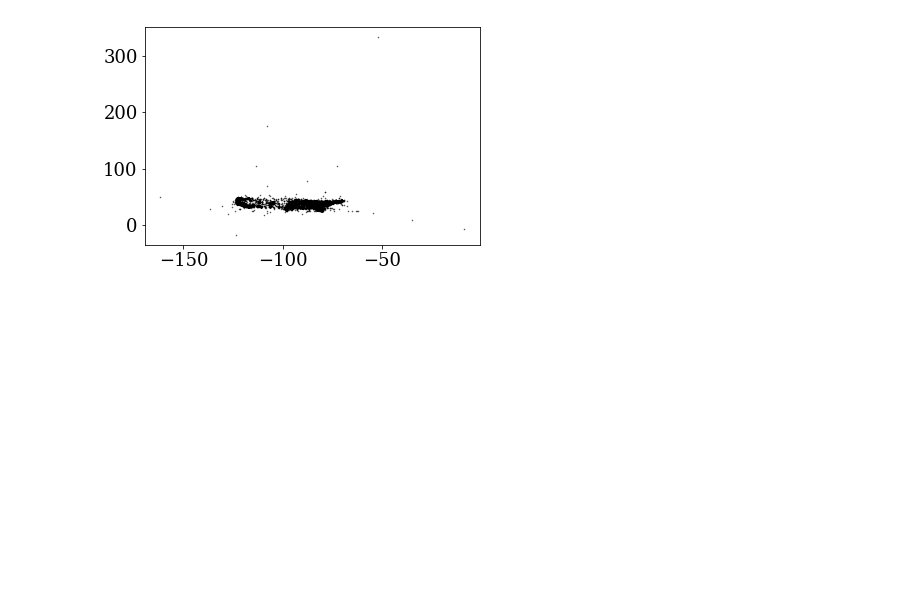
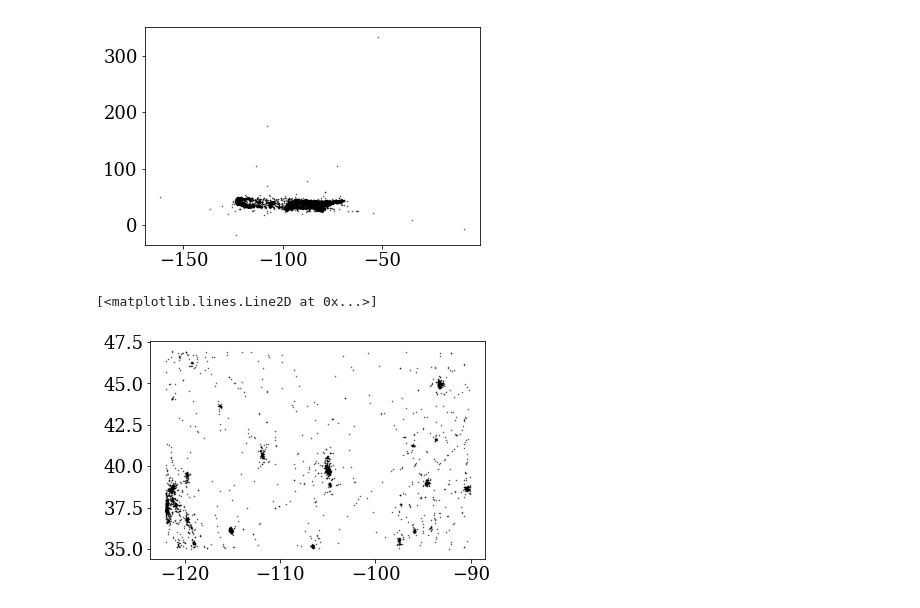
Before and after one commit to jradavenport/us_sbux2018, a Jupyter notebook: makeplots.ipynb, the cells around one changed output. Drawn from its saved outputs; the diff is of its cells as text; code cells hidden in the pictures; blank space fills up the shorter version.

```diff
--- a/makeplots.ipynb
+++ b/makeplots.ipynb
@@ -94,3 +94,12 @@ plt.plot(vor.vertices[:,0], vor.vertices[:,1],
 # %% [output]
 [<matplotlib.lines.Line2D at 0x...>]
 [figure]
+# %%
+vclose = np.where((vor.vertices[:,1] < 47) & (vor.vertices[:,1] > 35) &
+                  (vor.vertices[:,0] > -122) & (vor.vertices[:,0] < -90))[0]
+
+plt.plot(vor.vertices[:,0][vclose], vor.vertices[:,1][vclose],
+        '.', c='k', markersize=1, alpha=0.7)
+# %% [output]
+[<matplotlib.lines.Line2D at 0x...>]
+[figure, added]
```
Also changed, not shown: parts of 5 cells of this notebook.
